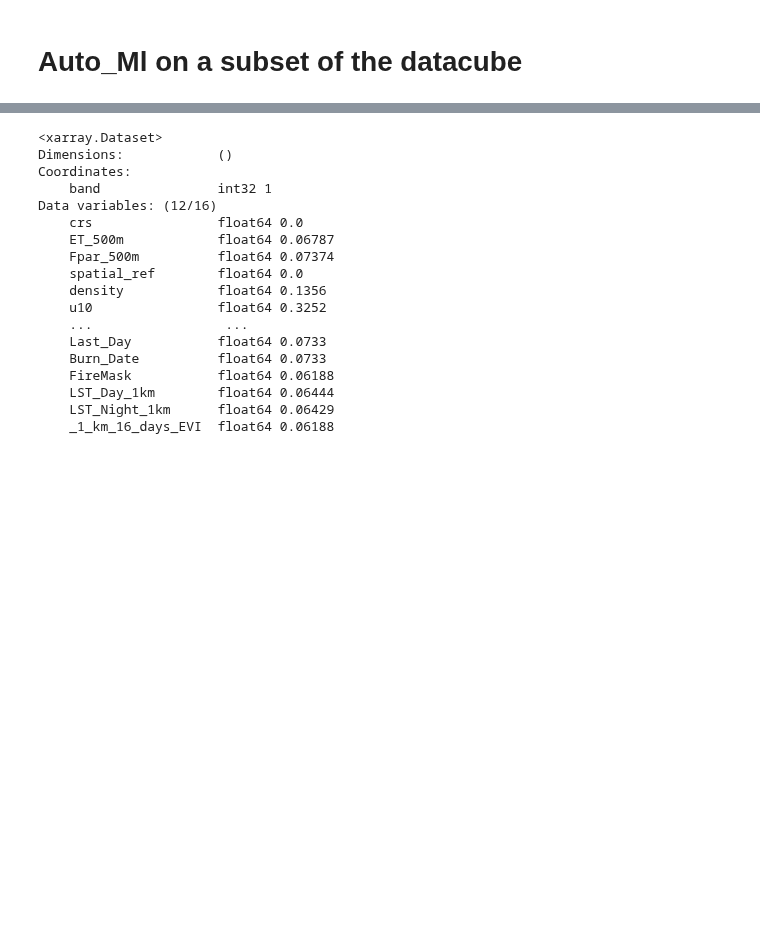
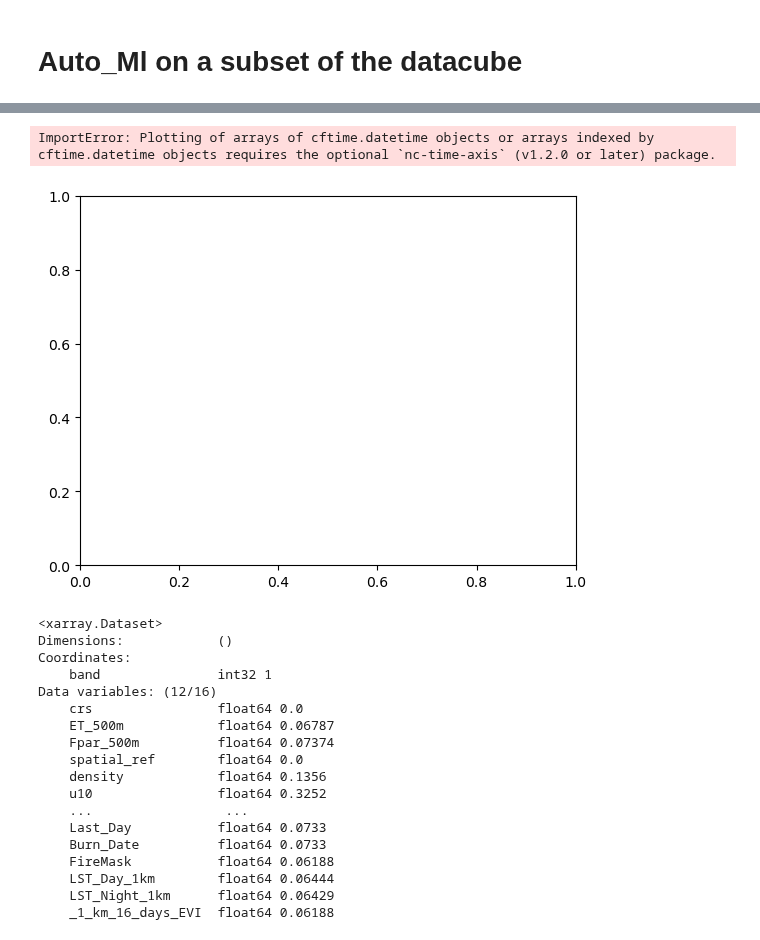
Before and after one commit to Sliders122/wildfire, a Jupyter notebook: src/ML_datacube.ipynb, the cells around one changed output, grey strips where cells are left out. Cells and saved outputs as stored; diff of their text form; code cells hidden in the pictures; blank space fills up the shorter version.

Commit message:
check final datacube

```diff
--- a/src/ML_datacube.ipynb
+++ b/src/ML_datacube.ipynb
@@ -13,7 +13,7 @@ import harmonize as hz
 path_data = "../data/final/"
 # %%
 # Open the datacube5 as an xarray dataset
-datacube = xr.open_dataset(path_data+ 'datacube_gps.nc')
+datacube = xr.open_dataset(path_data+ 'final_datacube_gps.nc')
 # %%
 datacube
 # %% [output]
@@ -34,6 +34,12 @@ Data variables: (12/16)
 Attributes:
     Conventions:  CF-1.6
     history:      2022-09-15 13:57:35 GMT by grib_to_netcdf-2.25.1: /opt/ecmw...
+# %%
+#Plot the t2m_mean variable along the time dimension for a single pixel
+datacube.t2m_mean.isel(x=100, y=100).plot()
+# %% [output]
+ImportError: Plotting of arrays of cftime.datetime objects or arrays indexed by cftime.datetime objects requires the optional `nc-time-axis` (v1.2.0 or later) package.
+[figure, added]
 # %%
 # print the percentage of missing values
 print(datacube.isnull().sum()/datacube.count())
```
Also changed, not shown: parts of 1 cell of this notebook.
